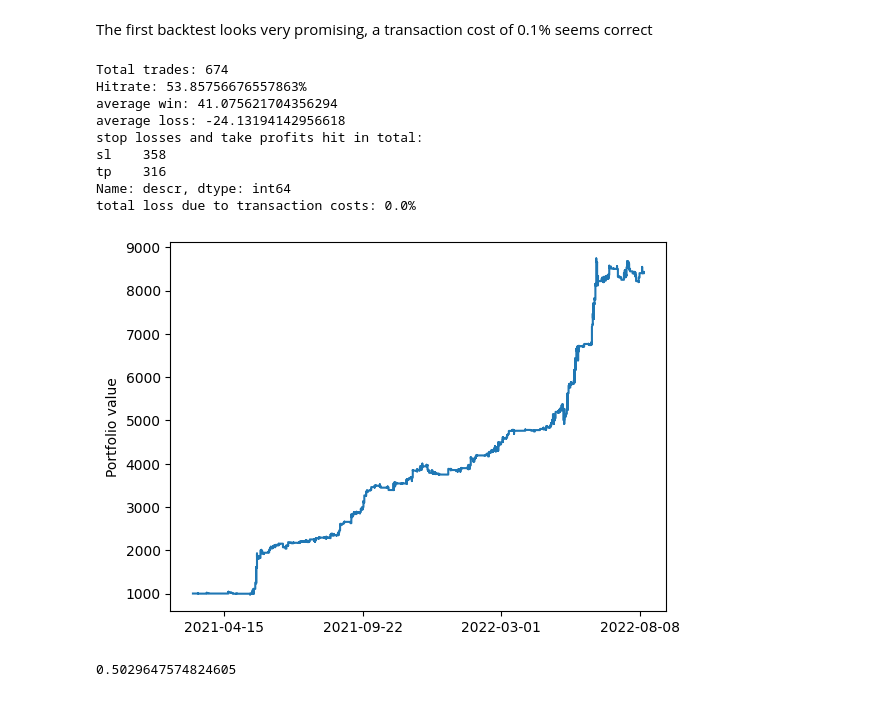
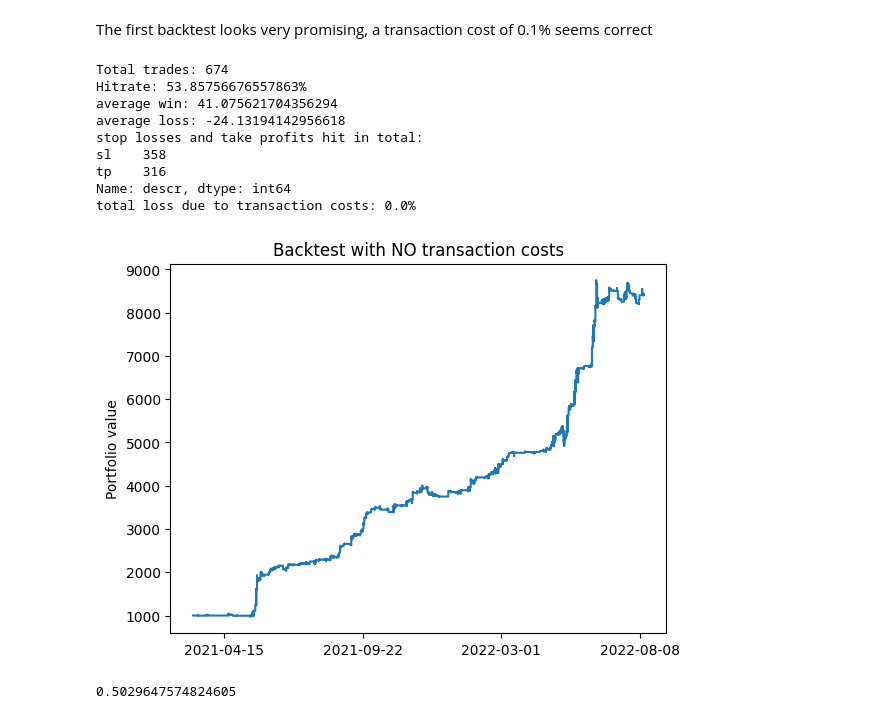
Before and after one commit to quintengeerts2000/Ornstein-Uhlenbeck-statistical-arbitrage-, a Jupyter notebook: Backtest.ipynb, the cells around one changed output. Drawn from its saved outputs; the diff is of its cells as text; code cells hidden in the pictures.

```diff
--- a/Backtest.ipynb
+++ b/Backtest.ipynb
@@ -91,27 +93,29 @@ hist2 = simulation2.trade_history
 # %%
 plt.ylabel('Portfolio value')
 plt.gca().xaxis.set_major_formatter(mdates.DateFormatter('%Y-%m-%d'))
 plt.gca().xaxis.set_major_locator(mdates.DayLocator(interval=160))
 plt.plot(pd.to_datetime(simulation2.capital.index).date, simulation2.capital.values)
 print('Total trades: {}'.format(len(hist2)))
 print('Hitrate: {}%'.format(len(hist2[hist2.pnl>0]) / len(hist2) *100))
 print('average win: {}'.format(hist2[hist2.pnl>0].pnl.mean()))
 print('average loss: {}'.format(hist2[hist2.pnl<0].pnl.mean()))
 print('stop losses and take profits hit in total:')
 print(hist2.descr.value_counts())
 ls = 1 - (simulation2.transaction_cost_history *-1).cumsum().apply(np.exp).iloc[-1][0]
 print('total loss due to transaction costs: {}%'.format(ls*100))
+plt.title('Backtest with NO transaction costs')
+plt.savefig('backtest_no_tc.png')
 # %% [output]
 Total trades: 674
 Hitrate: 53.85756676557863%
 average win: 41.075621704356294
 average loss: -24.13194142956618
 stop losses and take profits hit in total:
 sl    358
 tp    316
 Name: descr, dtype: int64
 total loss due to transaction costs: 0.0%
-[figure, old version]
+[figure, new version]
 # %%
 np.exp((hist2.apply(lambda row: norm(row.positions,1), axis=1) * -0.001).sum())
 # %% [output]
```
Also changed, not shown: parts of 1 cell of this notebook, 5 other files.
